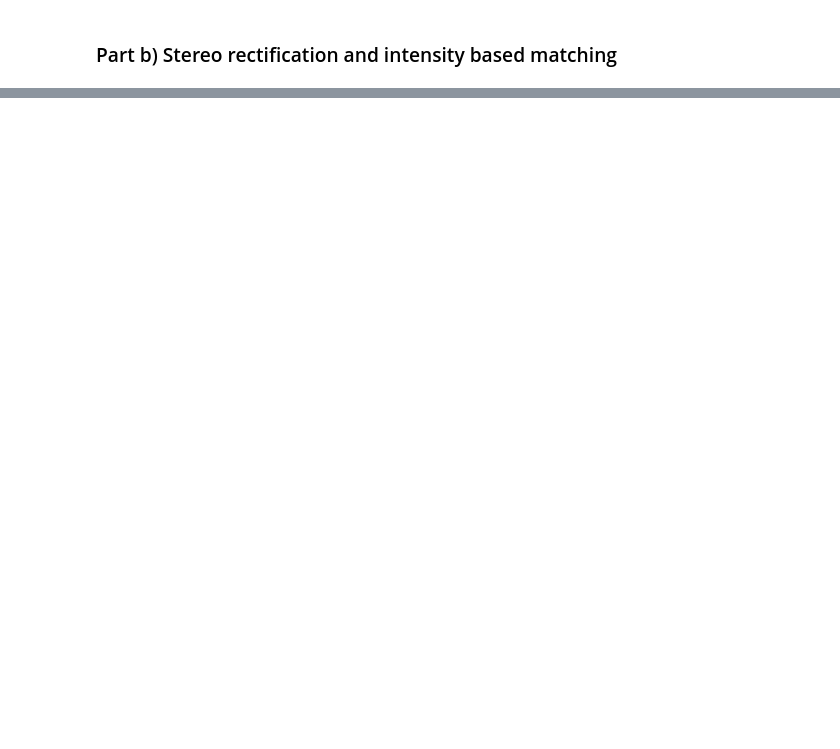
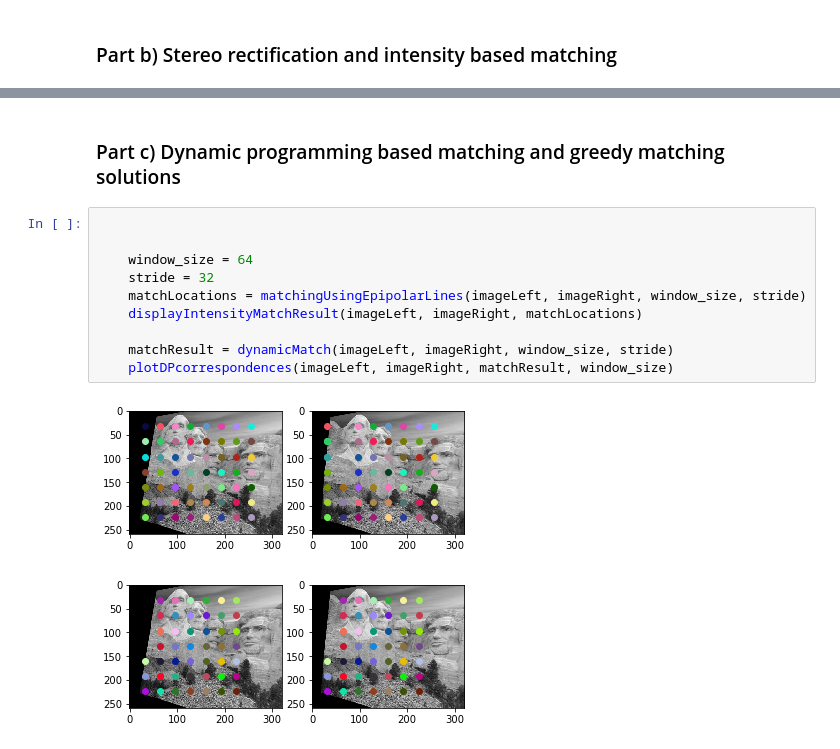
Before and after one commit to RahulSajnani/Computer-vision, a Jupyter notebook: 20171056_Assignment2/20171056_Assignment_2.ipynb, the cells around one changed output, grey strips where cells are left out. Cells and saved outputs as stored; diff of their text form; blank space fills up the shorter version.

```diff
--- a/20171056_Assignment2/20171056_Assignment_2.ipynb
+++ b/20171056_Assignment2/20171056_Assignment_2.ipynb
@@ -541,0 +708,15 @@ if __name__ == "__main__":
+# %% [markdown]
+### Part c) Dynamic programming based matching and greedy matching solutions
+# %%
+
+
+    window_size = 64
+    stride = 32
+    matchLocations = matchingUsingEpipolarLines(imageLeft, imageRight, window_size, stride)
+    displayIntensityMatchResult(imageLeft, imageRight, matchLocations)
+
+    matchResult = dynamicMatch(imageLeft, imageRight, window_size, stride)
+    plotDPcorrespondences(imageLeft, imageRight, matchResult, window_size)
+# %% [output]
+[figure, added]
+[figure, added]
```
Also changed, not shown: parts of 11 cells of this notebook.
